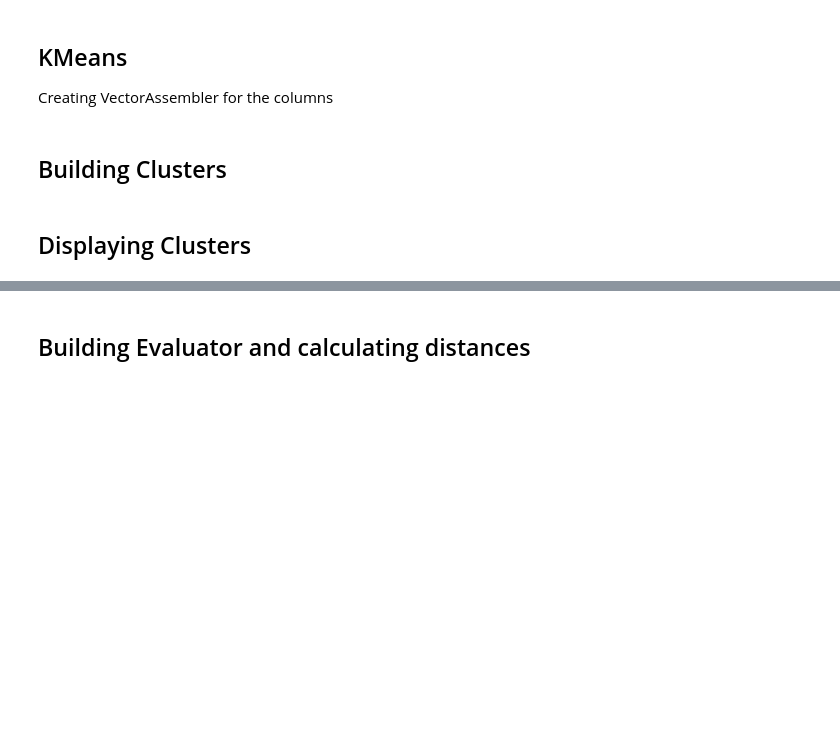
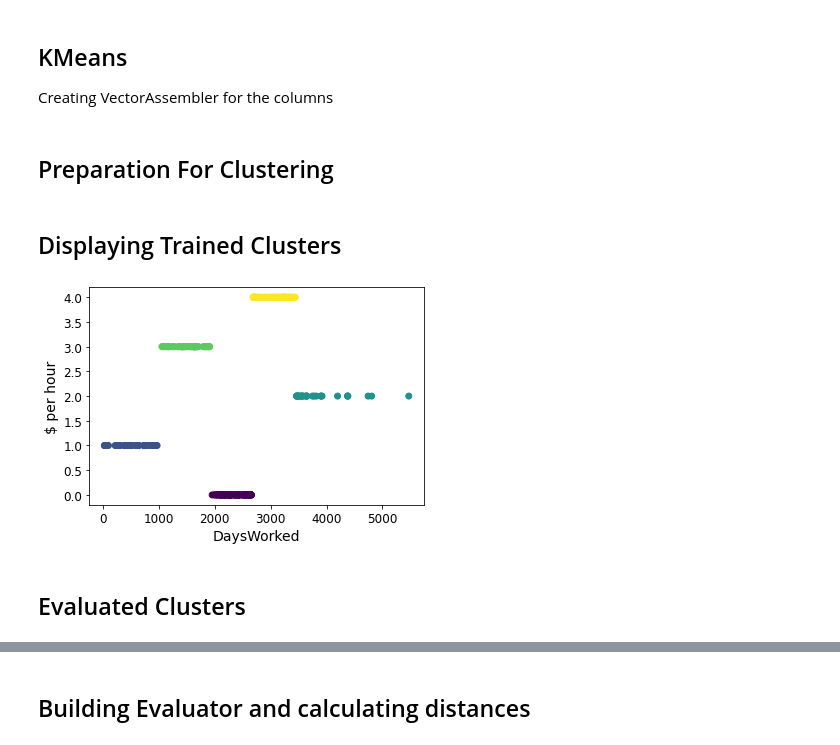
Before and after one commit to dkirste/datascience2020, a Jupyter notebook: datascience-sturm/human_resources.ipynb, the cells around one changed output, grey strips where cells are left out. Drawn from its saved outputs; the diff is of its cells as text; code cells hidden in the pictures; blank space fills up the shorter version.

```diff
--- a/datascience-sturm/human_resources.ipynb
+++ b/datascience-sturm/human_resources.ipynb
@@ -277,5 +292,28 @@ Creating VectorAssembler for the columns
 # %%
 vecAssembler = VectorAssembler(inputCols=["PayRate", "DaysWorked", "EngagementSurvey", "SpecialProjectsCount"], outputCol="features")
 new_df = vecAssembler.transform(df)
+# %% [markdown]
+## Preparation For Clustering ##
+# %%
+kmeans = KMeans(k=5, seed=1337)  # 2 clusters here
+
+# Split data
+splits = new_df.randomSplit([0.95, 0.05 ], 420)
+training = splits[0]
+test = splits[1]
+# %% [markdown]
+## Displaying Trained Clusters ##
+# %%
+model = kmeans.fit(training.select('features'))
+train_model = model.transform(training)
+
+pddf_pred = train_model.toPandas().set_index('EmpID')
+pddf_pred.head()
+scatter = plt.scatter(pddf_pred.DaysWorked, pddf_pred.prediction, c=pddf_pred.prediction)
+plt.xlabel("DaysWorked")
+plt.ylabel("$ per hour")
+plt.show()
+# %% [output]
+[figure, added]
 # %% [markdown]
-## Building Clusters ##
+## Evaluated Clusters ##
@@ -286,3 +320 @@ transformed = model.transform(new_df)
-# %% [markdown]
-## Displaying Clusters ##
 # %%
```
Also changed, not shown: parts of 13 cells of this notebook.
